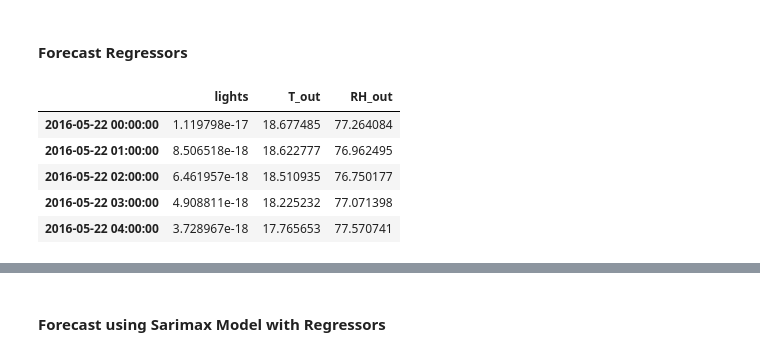
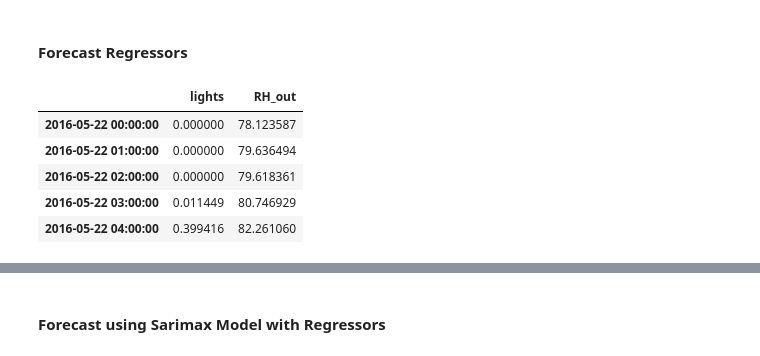
Before and after one commit to farukyasarphd/time_series_prediction_energy, a Jupyter notebook: notebooks/Models.ipynb, the cells around one changed output, grey strips where cells are left out. Cells and saved outputs as stored; diff of their text form; code cells hidden in the pictures.

```diff
--- a/notebooks/Models.ipynb
+++ b/notebooks/Models.ipynb
@@ -34,11 +35,11 @@ Train size: (3144, 31), Test size: (120, 31)
 # %%
 # SARIMA Model Parameters without regresssors
 categorical_vars = train_data[['day_of_week', 'hour', 'is_weekend', 'absent_day']]
-exog_vars = pd.get_dummies(categorical_vars, columns=['day_of_week', 'hour'], drop_first=True)
-exog_vars = exog_vars.apply(lambda x: x.astype(int) if x.dtype == 'bool' else x)
+categorical_vars = pd.get_dummies(categorical_vars, columns=['day_of_week', 'hour'], drop_first=True)
+categorical_vars = categorical_vars.apply(lambda x: x.astype(int) if x.dtype == 'bool' else x)
 
 model1 = SARIMAX(train_data['Appliances'],
-                exog = exog_vars,
+                exog = categorical_vars,
                 order=(2, 0, 0),              # AR(2), No differencing, No MA
                 seasonal_order=(1, 0, 0, 24), # Seasonal AR(1) with 24-hour periodicity
                 enforce_stationarity=False,
@@ -86,14 +87,14 @@ model_summary1.tables[1]
 ### Forecast using Sarimax Model
 # %%
 # Prepare prediction dataset
-test_categoricals = test_data[['day_of_week', 'hour', 'is_weekend', 'absent_day']]
-test_exog = pd.get_dummies(test_categoricals, columns=['day_of_week', 'hour'], drop_first=True)
-test_exog = test_exog.apply(lambda x: x.astype(int) if x.dtype == 'bool' else x)
-test_exog = test_exog.reindex(columns=exog_vars.columns, fill_value=0)
+test_categorical_vars = test_data[['day_of_week', 'hour', 'is_weekend', 'absent_day']]
+test_categorical_vars = pd.get_dummies(test_categorical_vars, columns=['day_of_week', 'hour'], drop_first=True)
+test_categorical_vars = test_categorical_vars.apply(lambda x: x.astype(int) if x.dtype == 'bool' else x)
+test_categorical_vars = test_categorical_vars.reindex(columns=categorical_vars.columns, fill_value=0)
 
 # Verify the structure
-print(test_exog.columns)
-print(test_exog.head())
+print(test_categorical_vars.columns)
+print(test_categorical_vars.head())
 # %% [output]
 Index(['is_weekend', 'absent_day', 'day_of_week_1', 'day_of_week_2',
        'day_of_week_3', 'day_of_week_4', 'day_of_week_5', 'day_of_week_6',
@@ -230,41 +233,49 @@ model_summary2.tables[1]
 # %%
 # Define forecast horizon and frequency
 forecast_horizon = 120
 forecast_start_time = train_data.index[-1]  # Last timestamp in training data
 forecast_dates = pd.date_range(
     start=forecast_start_time,
     periods=forecast_horizon + 1,  # Include the starting timestamp
     freq='h'  # Assuming hourly frequency
 )[1:]  # Exclude the starting timestamp
 
 # Forecast regressors
-lights_model = SARIMAX(train_data['lights'], order=(1, 0, 0), seasonal_order=(1, 0, 0, 24))
+lights_model = SARIMAX(train_data['lights'],
+                exog = categorical_vars,
+                order=(1, 0, 0),              # AR(1), No differencing, No MA
+                seasonal_order=(1, 0, 0, 24), # Seasonal AR(1) with 24-hour periodicity
+                enforce_stationarity=False,
+                enforce_invertibility=False)
+
 lights_result = lights_model.fit(disp=False)
-lights_forecast = pd.Series(lights_result.forecast(steps=forecast_horizon), index=forecast_dates)
+lights_forecast = pd.Series(lights_result.forecast(steps=forecast_horizon, exog=test_categorical_vars), index=forecast_dates)
+lights_forecast = lights_forecast.clip(lower=0)
 
-temp_model = SARIMAX(train_data['T_out'], order=(1, 0, 0), seasonal_order=(1, 0, 0, 24))
-temp_result = temp_model.fit(disp=False)
-temp_forecast = pd.Series(temp_result.forecast(steps=forecast_horizon), index=forecast_dates)
-
-humid_model = SARIMAX(train_data['RH_out'], order=(1, 0, 0), seasonal_order=(1, 0, 0, 24))
+humid_model = SARIMAX(train_data['RH_out'],
+                exog = categorical_vars,
+                order=(1, 0, 0),              # AR(1), No differencing, No MA
+                seasonal_order=(1, 0, 0, 24), # Seasonal AR(1) with 24-hour periodicity
+                enforce_stationarity=False,
+                enforce_invertibility=False)
 humid_result = humid_model.fit(disp=False)
-humid_forecast = pd.Series(humid_result.forecast(steps=forecast_horizon), index=forecast_dates)
+humid_forecast = pd.Series(humid_result.forecast(steps=forecast_horizon, exog=test_categorical_vars), index=forecast_dates)
+humid_forecast = humid_forecast.clip(lower=0)
 
 # Combine into a DataFrame with the correct datetime index
 forecasted_regressors = pd.DataFrame({
     'lights': lights_forecast,
-    'T_out': temp_forecast,
     'RH_out': humid_forecast
 })
 
 forecasted_regressors.head(5)
 # %% [output]
-|  | lights | T_out | RH_out |
-| 2016-05-22 00:00:00 | 1.119798e-17 | 18.677485 | 77.264084 |
-| 2016-05-22 01:00:00 | 8.506518e-18 | 18.622777 | 76.962495 |
-| 2016-05-22 02:00:00 | 6.461957e-18 | 18.510935 | 76.750177 |
-| 2016-05-22 03:00:00 | 4.908811e-18 | 18.225232 | 77.071398 |
-| 2016-05-22 04:00:00 | 3.728967e-18 | 17.765653 | 77.570741 |
+|  | lights | RH_out |
+| 2016-05-22 00:00:00 | 0.000000 | 78.123587 |
+| 2016-05-22 01:00:00 | 0.000000 | 79.636494 |
+| 2016-05-22 02:00:00 | 0.000000 | 79.618361 |
+| 2016-05-22 03:00:00 | 0.011449 | 80.746929 |
+| 2016-05-22 04:00:00 | 0.399416 | 82.261060 |
 # %%
 forecasted_regressors['day_of_week'] = forecast_dates.dayofweek  # Monday=0, Sunday=6
 forecasted_regressors['hour'] = forecast_dates.hour              # Hour of the day (0-23)
```
Also changed, not shown: parts of 40 cells of this notebook, 1 other file.
